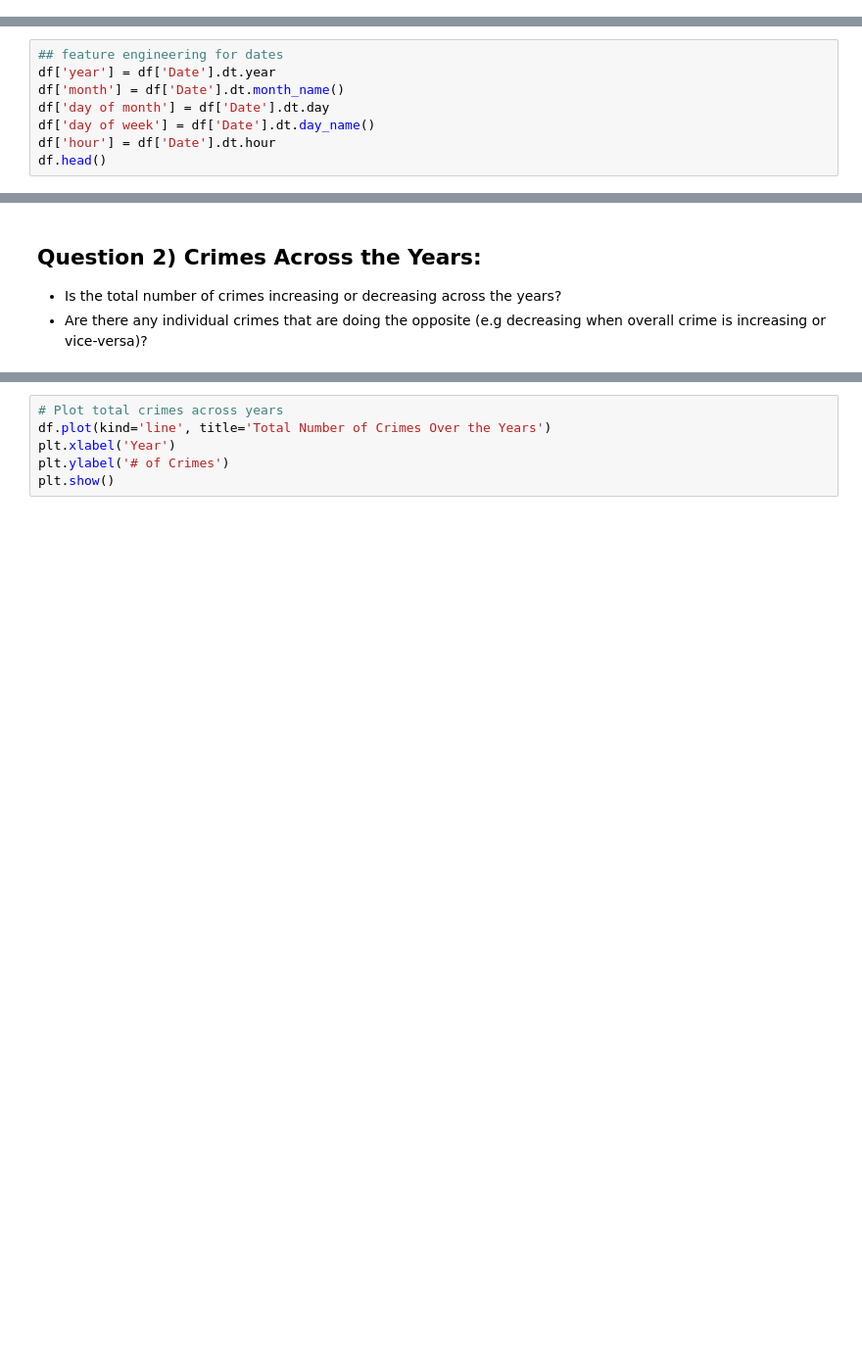
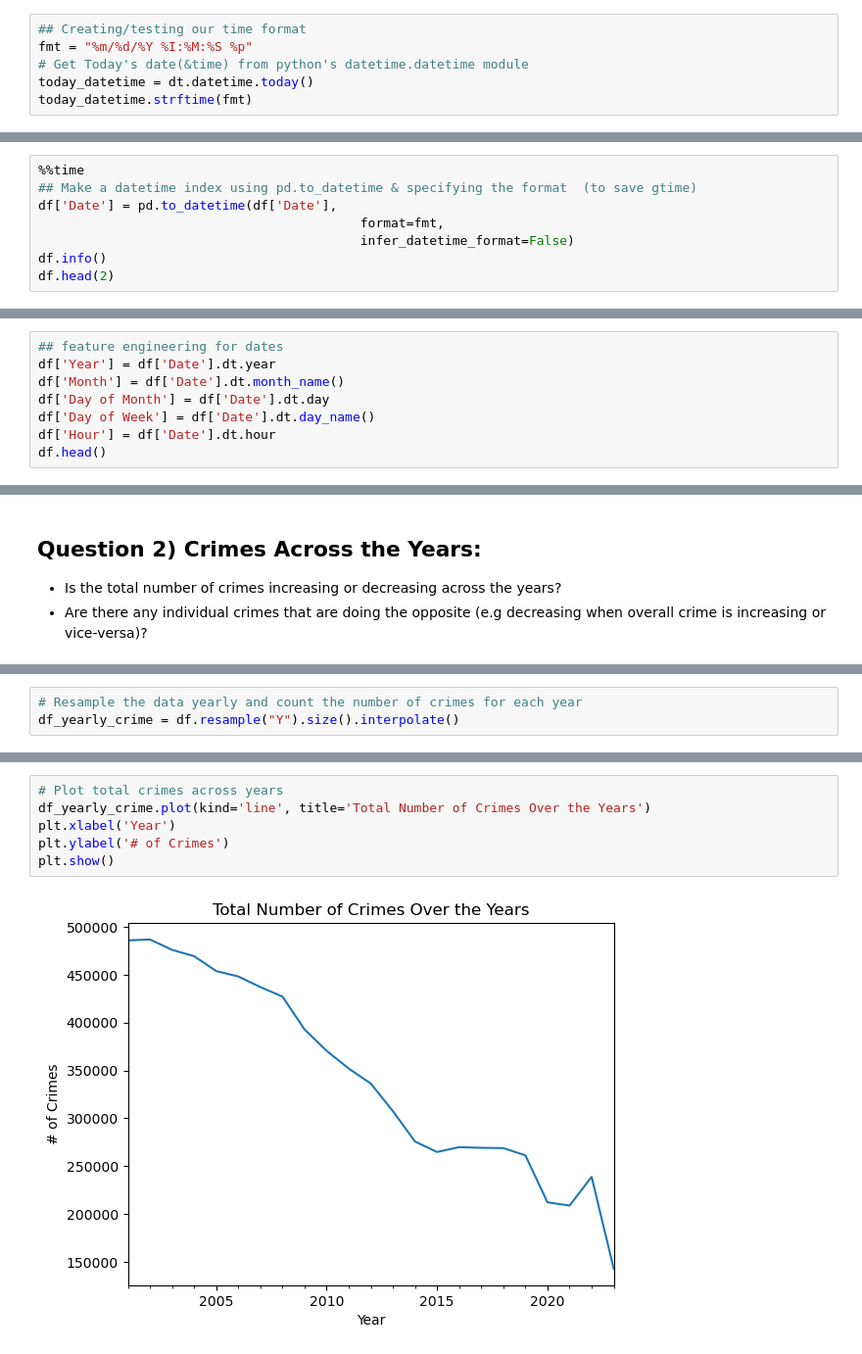
Before and after one commit to Mhoover41/Project-4-Chicago-Crime-Data, a Jupyter notebook: Workflow - Prep Chicago Crime Data.ipynb, the cells around one changed output, grey strips where cells are left out. Shown at 98% size. Drawn from its saved outputs; the diff is of its cells as text; blank space fills up the shorter version.

```diff
--- a/Workflow - Prep Chicago Crime Data.ipynb
+++ b/Workflow - Prep Chicago Crime Data.ipynb
@@ -445,0 +443,6 @@ df['Date'] = pd.to_datetime(df["Date"])
+# %%
+## Creating/testing our time format
+fmt = "%m/%d/%Y %I:%M:%S %p"
+# Get Today's date(&time) from python's datetime.datetime module
+today_datetime = dt.datetime.today()
+today_datetime.strftime(fmt)
@@ -445,0 +451,8 @@ df['Date'] = pd.to_datetime(df["Date"])
+# %%
+%%time
+## Make a datetime index using pd.to_datetime & specifying the format  (to save gtime)
+df['Date'] = pd.to_datetime(df['Date'],
+                                          format=fmt,
+                                          infer_datetime_format=False)
+df.info()
+df.head(2)
@@ -446,10 +481,10 @@ df['Date'] = pd.to_datetime(df["Date"])
 # %%
 ## feature engineering for dates
-df['year'] = df['Date'].dt.year
-df['month'] = df['Date'].dt.month_name()
-df['day of month'] = df['Date'].dt.day
-df['day of week'] = df['Date'].dt.day_name()
-df['hour'] = df['Date'].dt.hour
+df['Year'] = df['Date'].dt.year
+df['Month'] = df['Date'].dt.month_name()
+df['Day of Month'] = df['Date'].dt.day
+df['Day of Week'] = df['Date'].dt.day_name()
+df['Hour'] = df['Date'].dt.hour
 df.head()
 # %% [output]
 |  | Date | Primary Type | Description | Location Description | Arrest | Domestic | Beat | District | ... |
@@ -541,0 +570,3 @@ fig.autofmt_xdate()
+# %%
+# Resample the data yearly and count the number of crimes for each year
+df_yearly_crime = df.resample("Y").size().interpolate()
@@ -542,6 +577,8 @@ fig.autofmt_xdate()
 # %%
 # Plot total crimes across years
-df.plot(kind='line', title='Total Number of Crimes Over the Years')
+df_yearly_crime.plot(kind='line', title='Total Number of Crimes Over the Years')
 plt.xlabel('Year')
 plt.ylabel('# of Crimes')
 plt.show()
+# %% [output]
+[figure, added]
```
Also changed, not shown: parts of 24 cells of this notebook.
